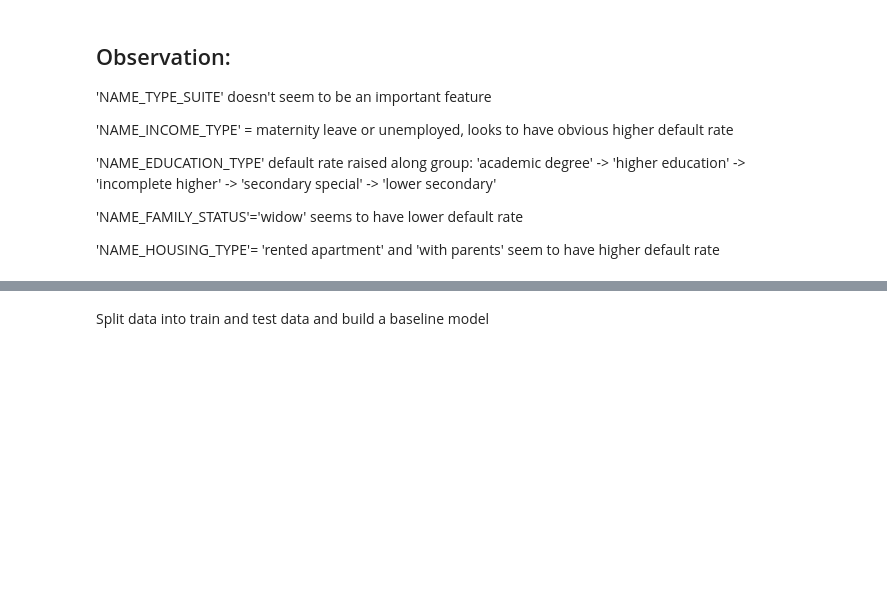
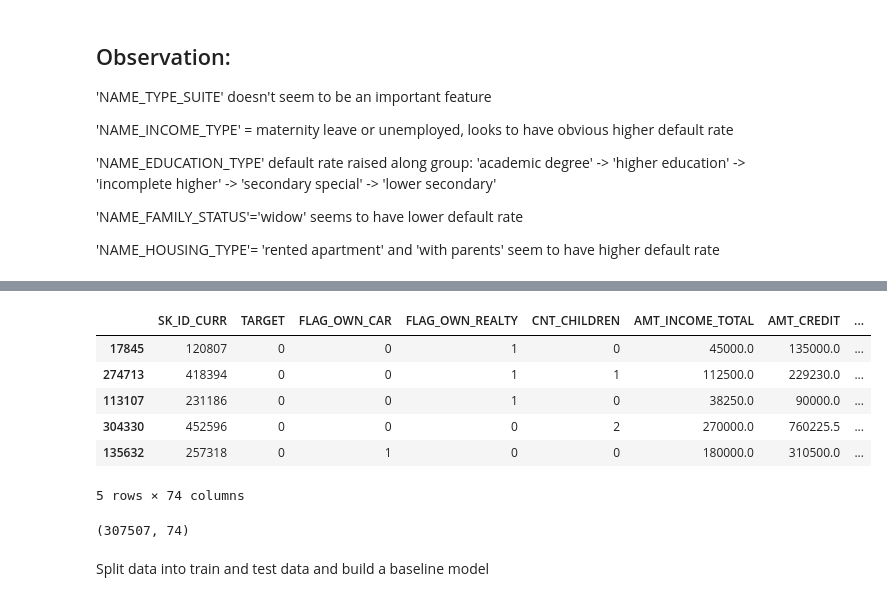
Before and after one commit to JasZeng/Home-Credit-Loan-Default-Rate-Prediction, a Jupyter notebook: HomeCredit_Project.ipynb, the cells around one changed output, grey strips where cells are left out. Cells and saved outputs as stored; diff of their text form; code cells hidden in the pictures; blank space fills up the shorter version.

```diff
--- a/HomeCredit_Project.ipynb
+++ b/HomeCredit_Project.ipynb
@@ -227,3 +318,19 @@ client_df2['With parents']=client_df2['With parents'].astype('int')
+# %%
+import pandas as pd
+client_df2=pd.read_csv("/Users/jaszeng/Desktop/Metis/Classification/client_df2.csv")
+client_df2.sample(5)
+# %% [output]
+|  | SK_ID_CURR | TARGET | FLAG_OWN_CAR | FLAG_OWN_REALTY | CNT_CHILDREN | AMT_INCOME_TOTAL | AMT_CREDIT | ... |
+| 17845 | 120807 | 0 | 0 | 1 | 0 | 45000.0 | 135000.0 | ... |
+| 274713 | 418394 | 0 | 0 | 1 | 1 | 112500.0 | 229230.0 | ... |
+| 113107 | 231186 | 0 | 0 | 1 | 0 | 38250.0 | 90000.0 | ... |
+| 304330 | 452596 | 0 | 0 | 0 | 2 | 270000.0 | 760225.5 | ... |
+| 135632 | 257318 | 0 | 1 | 0 | 0 | 180000.0 | 310500.0 | ... |
+5 rows × 74 columns
+# %%
+client_df2.shape
+# %% [output]
+(307507, 74)
 # %% [markdown]
 Split data into train and test data and build a baseline model
 # %%
```
Also changed, not shown: parts of 87 cells of this notebook.
